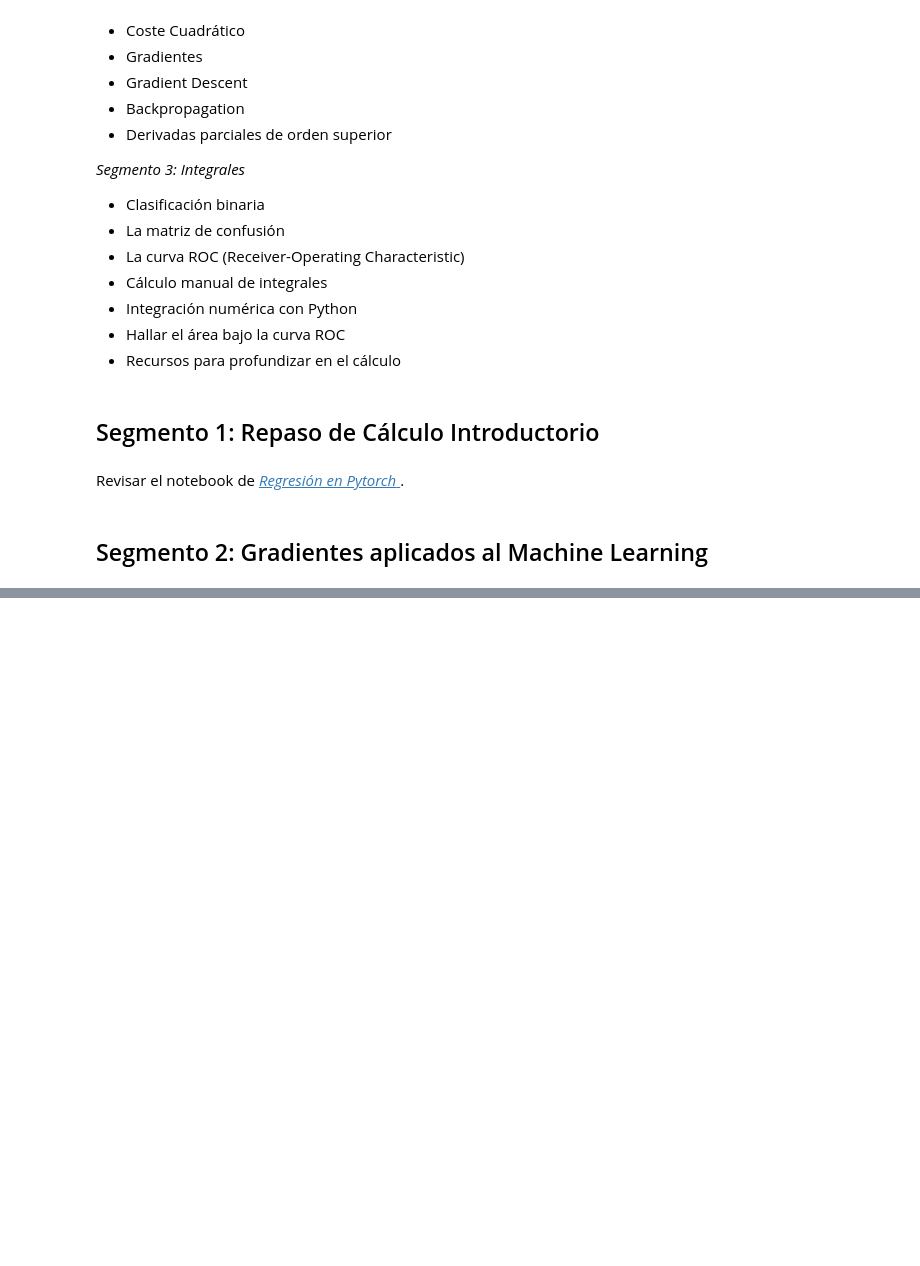
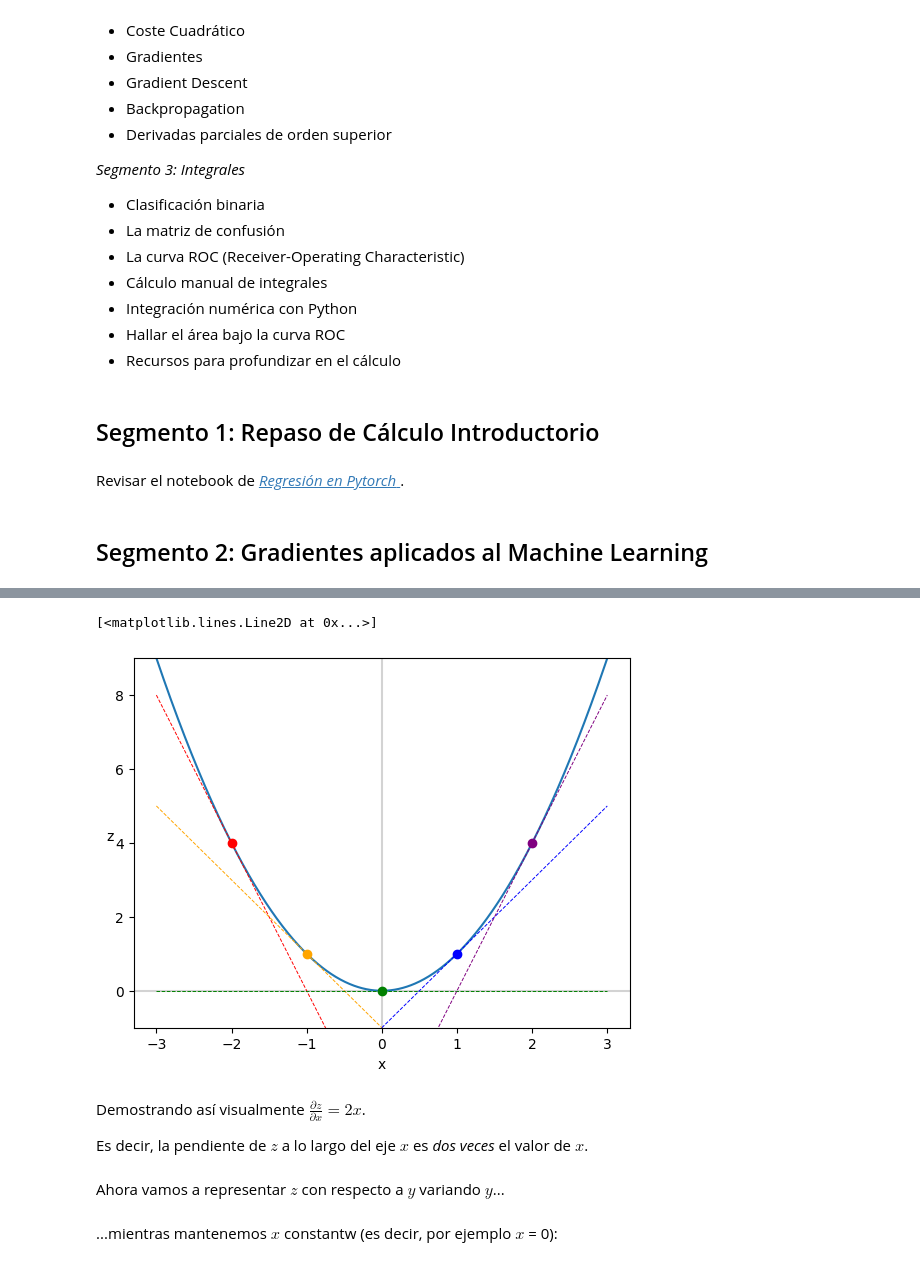
Before and after one commit to alfxer69/TemasPythonEjercicios, a Jupyter notebook: Matematicas_para_ML/Derivadas_parciales_e_integrales.ipynb, the cells around one changed output, grey strips where cells are left out. Saved outputs shown, nothing was run; the diff lists cells and outputs as text; code cells hidden in the pictures; blank space fills up the shorter version.

```diff
--- a/Matematicas_para_ML/Derivadas_parciales_e_integrales.ipynb
+++ b/Matematicas_para_ML/Derivadas_parciales_e_integrales.ipynb
@@ -48,0 +87,32 @@ Revisar el notebook de [*Regresión en Pytorch* ](https://github.com/joanby/mate
+# %%
+colors=['red','orange','green','blue','purple']
+# %%
+def point_and_tangent_wrt_x(my_xs,my_x,my_y,my_f,fprime,col):
+  my_z=my_f(my_x,my_y) #z=f(x,y)
+  plt.scatter(my_x,my_z,c=col,zorder=3)
+  tangent_m=fprime(my_x,my_y) #la pendiente es la derivada parcial def(x,y) con respecto a x
+  tangen_b=my_z-tangent_m*my_x #la intersección con el eje y
+  tangent_line=tangent_m*my_xs+tangen_b
+
+  plt.plot(my_xs,tangent_line,c=col,linestyle='dashed',linewidth=0.7,zorder=3)
+# %%
+fig,ax=plt.subplots()
+plt.axvline(x=0,color='lightgray')
+plt.axhline(y=0,color='lightgray')
+
+for i, x in enumerate(x_samples):
+  point_and_tangent_wrt_x(xs,x,0,f,delz_delx,colors[i])
+
+plt.ylim(-1,9)
+plt.xlabel('x')
+plt.ylabel('z',rotation=0)
+plt.plot(xs,zs_wrt_x)
+# %% [output]
+[<matplotlib.lines.Line2D at 0x...>]
+[figure, added]
+# %% [markdown]
+Demostrando así visualmente $\frac{\partial z}{\partial x} = 2x$.
+
+Es decir, la pendiente de $z$ a lo largo del eje $x$ es *dos veces* el valor de $x$.
+# %% [markdown]
+Ahora vamos a representar $z$ con respecto a $y$ variando $y$...
@@ -48,0 +121,2 @@ Revisar el notebook de [*Regresión en Pytorch* ](https://github.com/joanby/mate
+# %% [markdown]
+...mientras mantenemos $x$ constantw (es decir, por ejemplo $x$ = 0):
```
Also changed, not shown: parts of 25 cells of this notebook.
